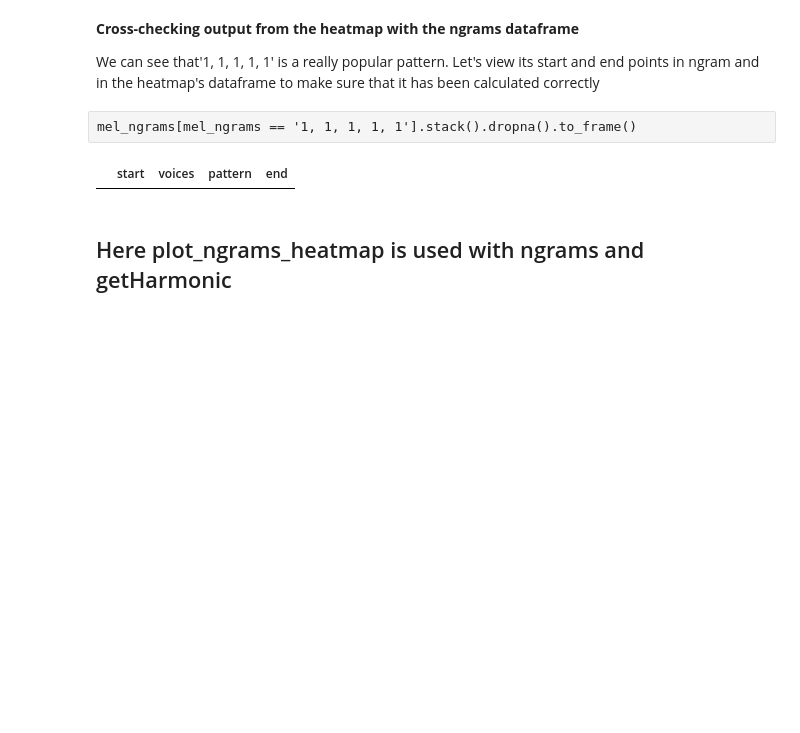
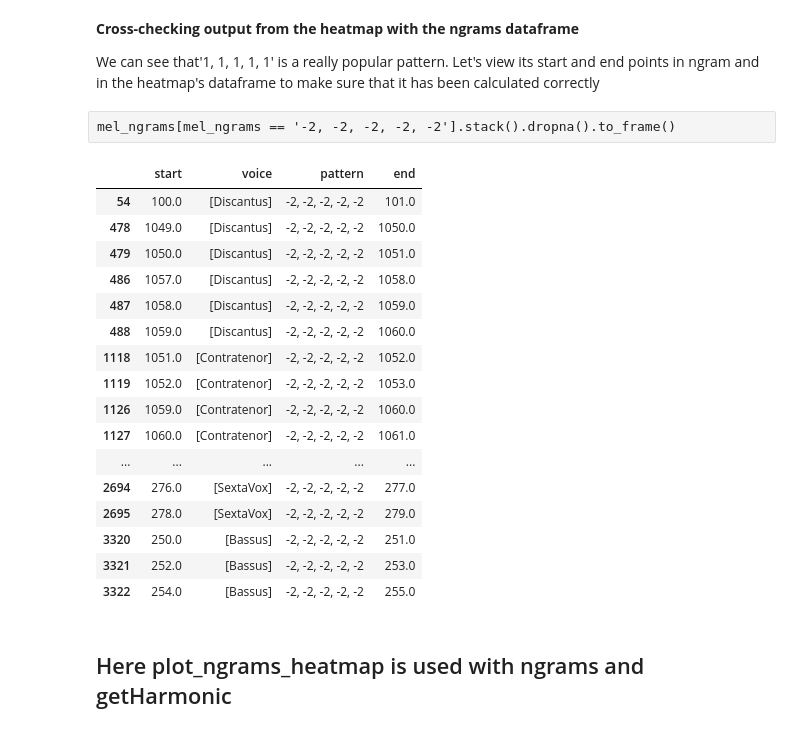
Before and after one commit to trangdang168/CRIM_Intervals_Notebooks, a Jupyter notebook: Trang_CRIM_Intervals_Morgan.ipynb, the cells around one changed output. Drawn from its saved outputs; the diff is of its cells as text; code cells hidden in the pictures; blank space fills up the shorter version.

```diff
--- a/Trang_CRIM_Intervals_Morgan.ipynb
+++ b/Trang_CRIM_Intervals_Morgan.ipynb
@@ -92,7 +90,7 @@ mel_ngrams_top_patterns_list
 # %% [markdown]
 We would pass the list of patterns into the `patterns` parametter.
 # %%
-chart, mel_ngrams_matches_df = viz.plot_ngrams_heatmap(model, mel_ngrams, patterns=mel_ngrams_top_patterns_list)
+chart, mel_ngrams_matches_df = viz.plot_ngrams_heatmap(mel_ngrams, selected_pattern=mel_ngrams_top_patterns_list)
 chart
 # %% [output]
 [interactive output not drawn]
@@ -101,11 +99,27 @@ chart
 
 We can see that'1, 1, 1, 1, 1' is a really popular pattern. Let's view its start and end points in ngram and in the heatmap's dataframe to make sure that it has been calculated correctly
 # %% [raw]
-mel_ngrams[mel_ngrams == '1, 1, 1, 1, 1'].stack().dropna().to_frame()
+mel_ngrams[mel_ngrams == '-2, -2, -2, -2, -2'].stack().dropna().to_frame()
 # %%
-mel_ngrams_matches_df[mel_ngrams_matches_df['pattern'] == '1, 1, 1, 1, 1']
+mel_ngrams_matches_df[mel_ngrams_matches_df['pattern'] == '-2, -2, -2, -2, -2']
 # %% [output]
-|  | start | voices | pattern | end |
+|  | start | voice | pattern | end |
+| 54 | 100.0 | [Discantus] | -2, -2, -2, -2, -2 | 101.0 |
+| 478 | 1049.0 | [Discantus] | -2, -2, -2, -2, -2 | 1050.0 |
+| 479 | 1050.0 | [Discantus] | -2, -2, -2, -2, -2 | 1051.0 |
+| 486 | 1057.0 | [Discantus] | -2, -2, -2, -2, -2 | 1058.0 |
+| 487 | 1058.0 | [Discantus] | -2, -2, -2, -2, -2 | 1059.0 |
+| 488 | 1059.0 | [Discantus] | -2, -2, -2, -2, -2 | 1060.0 |
+| 1118 | 1051.0 | [Contratenor] | -2, -2, -2, -2, -2 | 1052.0 |
+| 1119 | 1052.0 | [Contratenor] | -2, -2, -2, -2, -2 | 1053.0 |
+| 1126 | 1059.0 | [Contratenor] | -2, -2, -2, -2, -2 | 1060.0 |
+| 1127 | 1060.0 | [Contratenor] | -2, -2, -2, -2, -2 | 1061.0 |
+| ... | ... | ... | ... | ... |
+| 2694 | 276.0 | [SextaVox] | -2, -2, -2, -2, -2 | 277.0 |
+| 2695 | 278.0 | [SextaVox] | -2, -2, -2, -2, -2 | 279.0 |
+| 3320 | 250.0 | [Bassus] | -2, -2, -2, -2, -2 | 251.0 |
+| 3321 | 252.0 | [Bassus] | -2, -2, -2, -2, -2 | 253.0 |
+| 3322 | 254.0 | [Bassus] | -2, -2, -2, -2, -2 | 255.0 |
 # %% [markdown]
 ## Here plot_ngrams_heatmap is used with ngrams and getHarmonic
 # %% [markdown]
```
Also changed, not shown: parts of 9 cells of this notebook, 3 other files.
